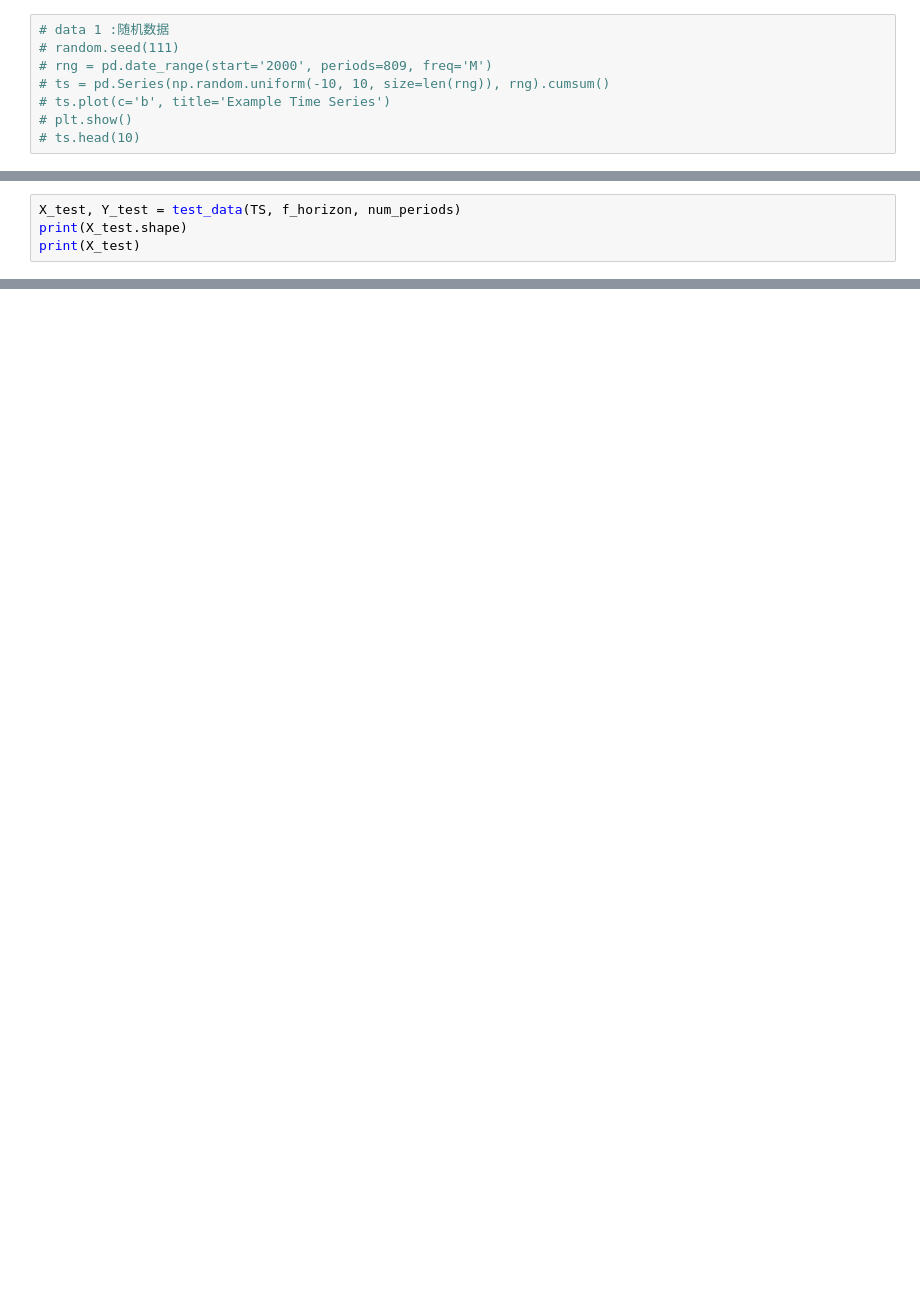
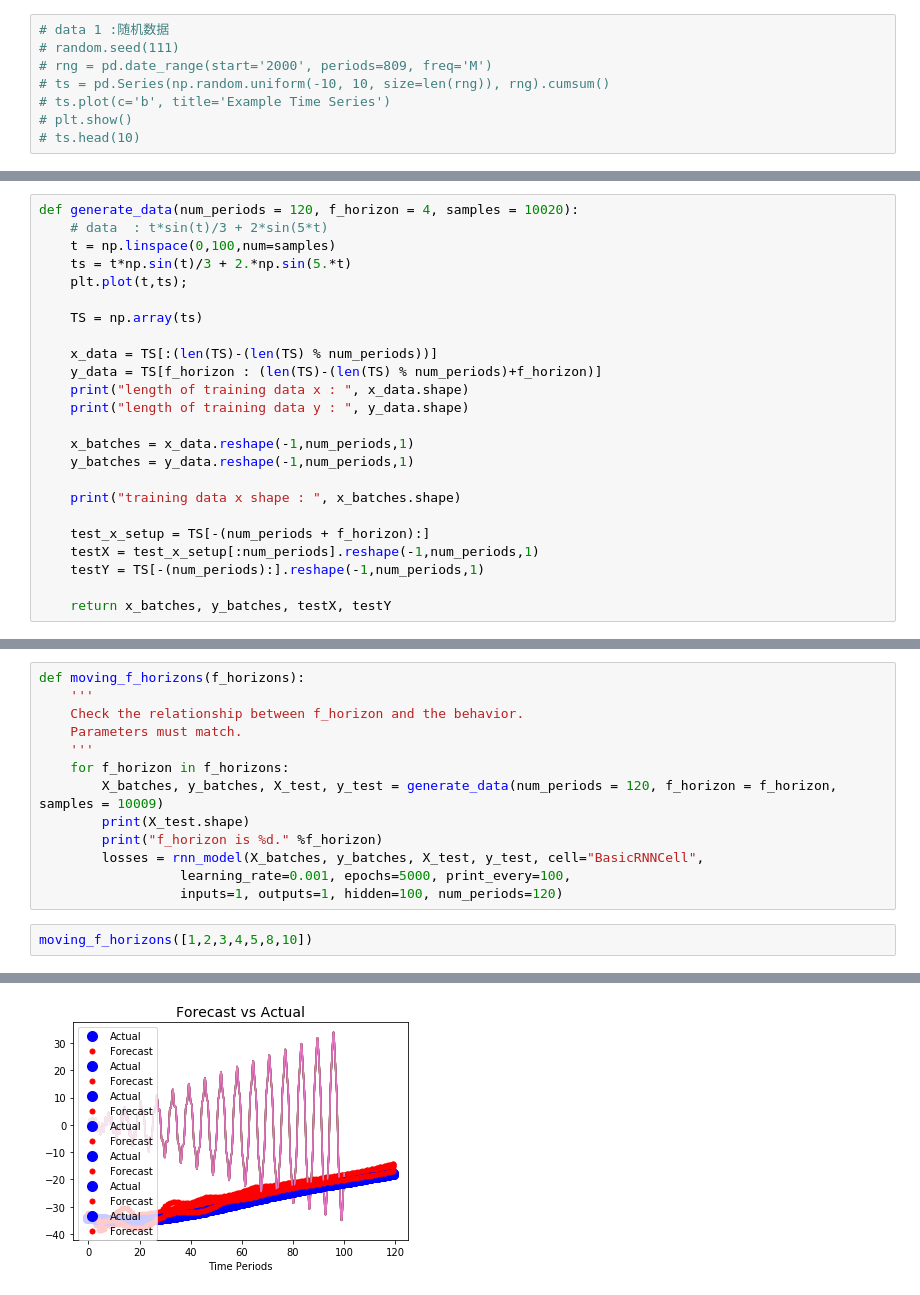
Before and after one commit to txytju/air-quality-prediction, a Jupyter notebook: lstm predict.ipynb, the cells around one changed output, grey strips where cells are left out. Cells and saved outputs as stored; diff of their text form; blank space fills up the shorter version.

```diff
--- a/lstm predict.ipynb
+++ b/lstm predict.ipynb
@@ -66,4 +23,0 @@ def test_data(TS, forecast, num_periods):
-# %%
-X_test, Y_test = test_data(TS, f_horizon, num_periods)
-print(X_test.shape)
-print(X_test)
@@ -221,0 +26,24 @@ outputs
+# %%
+def generate_data(num_periods = 120, f_horizon = 4, samples = 10020):
+    # data  : t*sin(t)/3 + 2*sin(5*t)
+    t = np.linspace(0,100,num=samples)
+    ts = t*np.sin(t)/3 + 2.*np.sin(5.*t)
+    plt.plot(t,ts);
+
+    TS = np.array(ts)
+
+    x_data = TS[:(len(TS)-(len(TS) % num_periods))]
+    y_data = TS[f_horizon : (len(TS)-(len(TS) % num_periods)+f_horizon)]
+    print("length of training data x : ", x_data.shape)
+    print("length of training data y : ", y_data.shape)
+
+    x_batches = x_data.reshape(-1,num_periods,1)
+    y_batches = y_data.reshape(-1,num_periods,1)
+
+    print("training data x shape : ", x_batches.shape)
+
+    test_x_setup = TS[-(num_periods + f_horizon):]
+    testX = test_x_setup[:num_periods].reshape(-1,num_periods,1)
+    testY = TS[-(num_periods):].reshape(-1,num_periods,1)
+
+    return x_batches, y_batches, testX, testY
@@ -221,0 +114,16 @@ outputs
+# %%
+def moving_f_horizons(f_horizons):
+    '''
+    Check the relationship between f_horizon and the behavior.
+    Parameters must match.
+    '''
+    for f_horizon in f_horizons:
+        X_batches, y_batches, X_test, y_test = generate_data(num_periods = 120, f_horizon = f_horizon, samples = 10009)
+        print(X_test.shape)
+        print("f_horizon is %d." %f_horizon)
+        losses = rnn_model(X_batches, y_batches, X_test, y_test, cell="BasicRNNCell",
+                  learning_rate=0.001, epochs=5000, print_every=100,
+                  inputs=1, outputs=1, hidden=100, num_periods=120)
+# %%
+moving_f_horizons([1,2,3,4,5,8,10])
+# %% [output]
@@ -221,0 +147 @@ outputs
+[figure, added]
```
Also changed, not shown: parts of 39 cells of this notebook.
